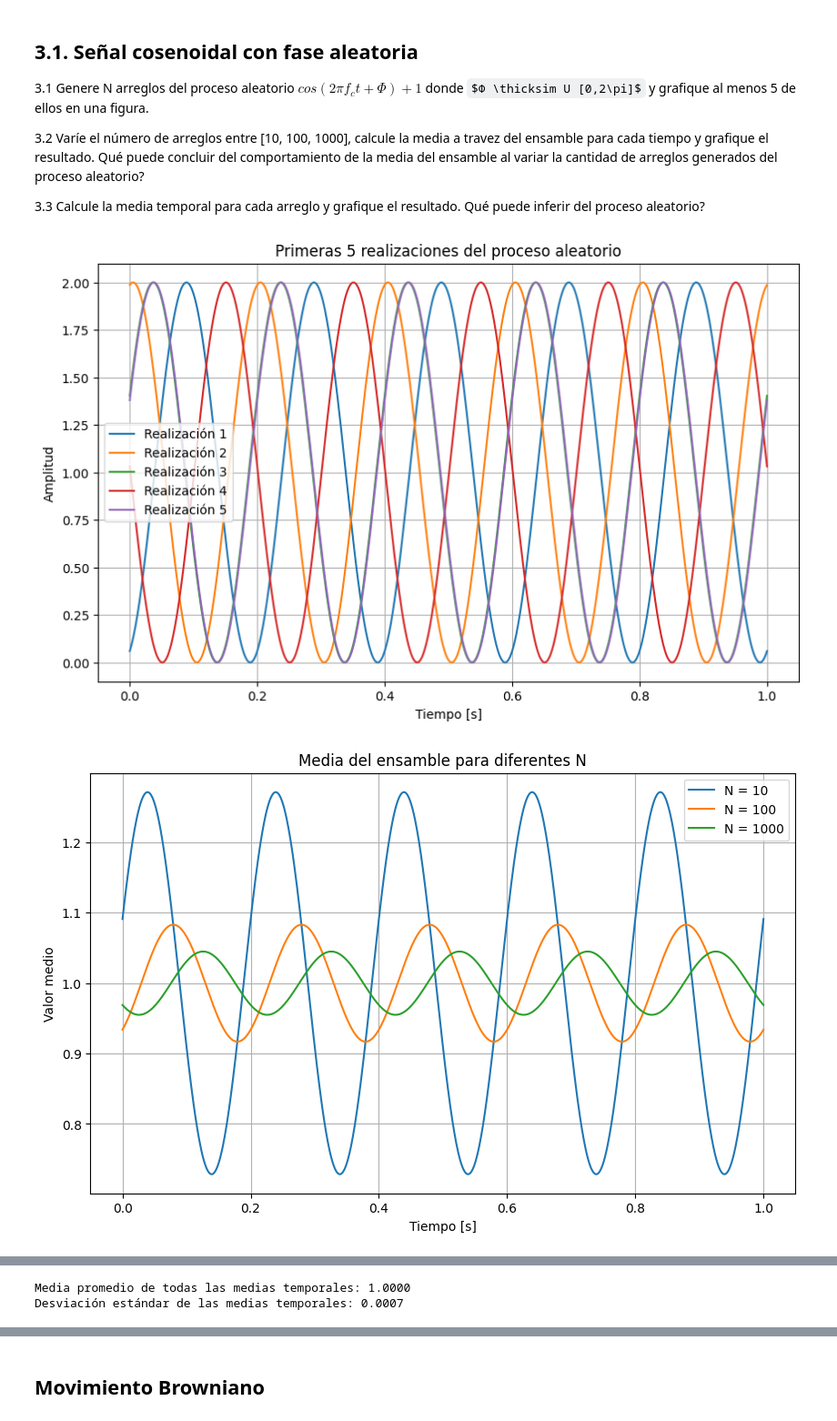
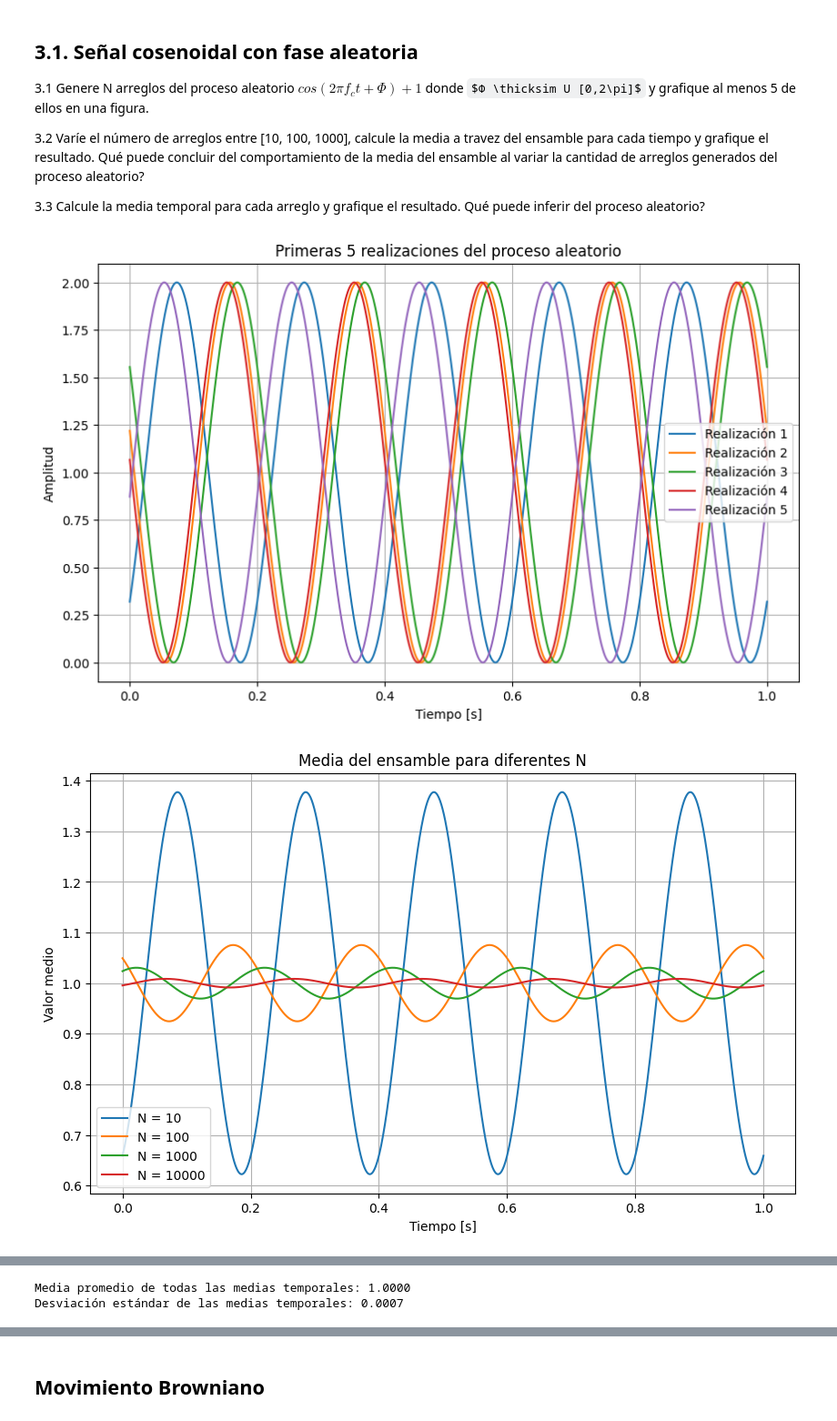
Before and after one commit to jbcgames/Lab_3_senales, a Jupyter notebook: Lab3_VA_PA_Estudiante.ipynb, the cells around one changed output, grey strips where cells are left out. Shown at 91% size. Saved outputs shown, nothing was run; the diff lists cells and outputs as text; code cells hidden in the pictures; some formulas as TeX source.

```diff
--- a/Lab3_VA_PA_Estudiante.ipynb
+++ b/Lab3_VA_PA_Estudiante.ipynb
@@ -439,7 +480,7 @@ def ejercicio3_1(N=20, fc=5, T=1, fs=1000):
     plt.grid(True)
     plt.show()
 
-def ejercicio3_2(N_values=[10, 100, 1000], fc=5, T=1, fs=1000):
+def ejercicio3_2(N_values=[10, 100, 1000, 10000], fc=5, T=1, fs=1000):
     """
     Calcula y grafica la media del ensamble para diferentes cantidades de realizaciones N.
     """
@@ -486,32 +527,32 @@ def ejercicio3_3(N=1000, fc=5, T=1, fs=1000):
     t = np.linspace(0, T, int(T * fs))  # vector de tiempo
     medias_temporales = []
 
     for _ in range(N):
         phi = np.random.uniform(0, 2*np.pi)
         x = np.cos(2*np.pi*fc*t + phi) + 1
         media_temporal = np.mean(x)
         medias_temporales.append(media_temporal)
 
     medias_temporales = np.array(medias_temporales)
 
     # Gráfica
     plt.figure(figsize=(10,5))
     plt.plot(medias_temporales, '.', alpha=0.5)
     plt.axhline(1, color='red', linestyle='--', label='Valor esperado teórico (mu=1)')
     plt.title('Medias temporales de cada realización')
     plt.xlabel('Número de realización')
     plt.ylabel('Media temporal')
     plt.grid(True)
     plt.legend()
     plt.show()
 
     # Mostrar promedio general
     print(f"Media promedio de todas las medias temporales: {np.mean(medias_temporales):.4f}")
     print(f"Desviación estándar de las medias temporales: {np.std(medias_temporales):.4f}")
 
 ejercicio3_1()
 ejercicio3_2()
 ejercicio3_3()
 # %% [output]
-[figure, old version]
+[figure, new version]
-[figure, old version]
+[figure, new version]
```
Also changed, not shown: parts of 8 cells of this notebook.
